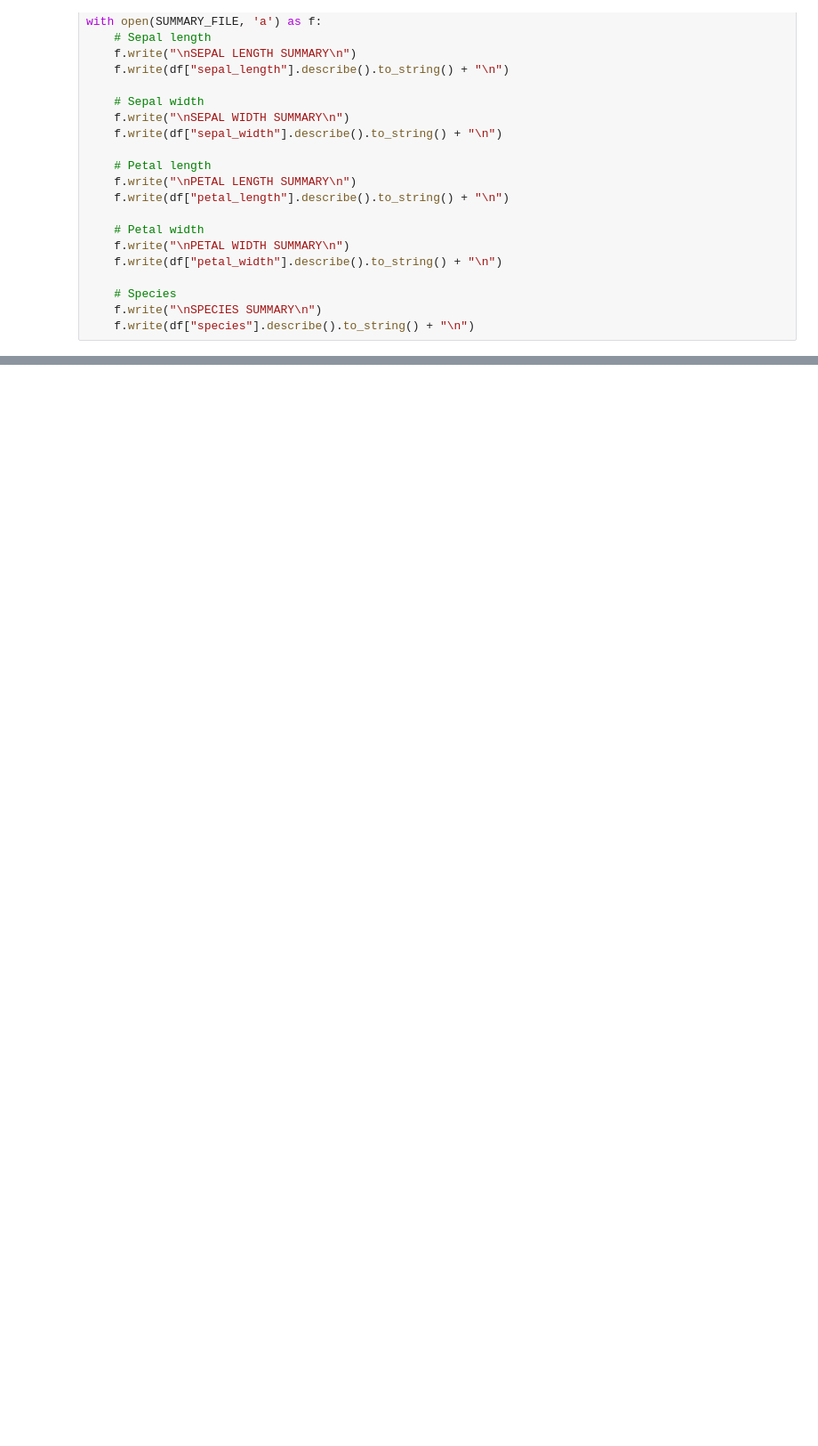
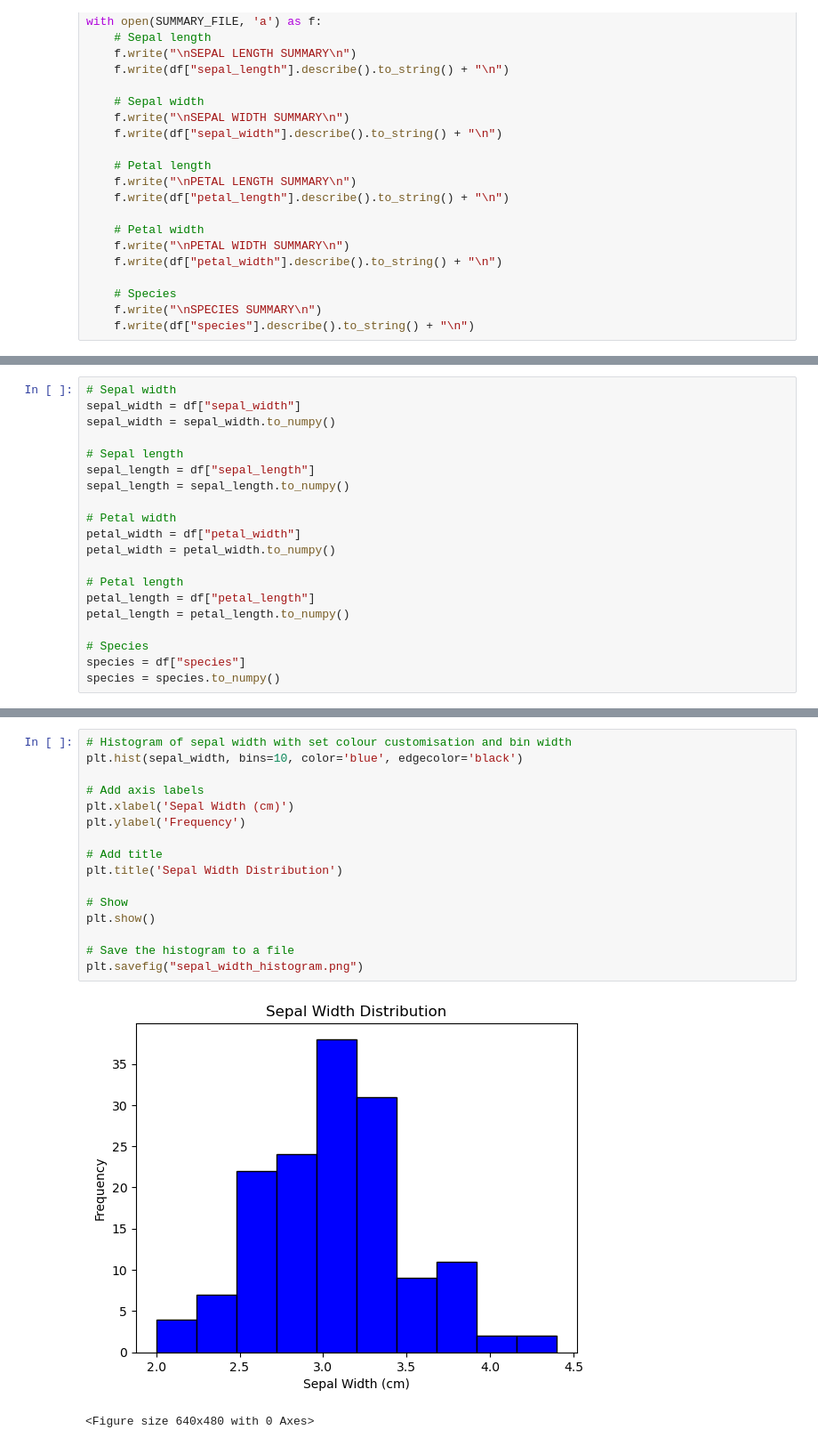
Before and after one commit to zoeharlowe/pands-project, a Jupyter notebook: iris.ipynb, the cells around one changed output, grey strips where cells are left out. Shown at 89% size. Saved outputs shown, nothing was run; the diff lists cells and outputs as text; blank space fills up the shorter version.

Commit message:
created histogram for each feature

```diff
--- a/iris.ipynb
+++ b/iris.ipynb
@@ -174,0 +180,20 @@ with open(SUMMARY_FILE, 'a') as f:
+# %%
+# Sepal width
+sepal_width = df["sepal_width"]
+sepal_width = sepal_width.to_numpy()
+
+# Sepal length
+sepal_length = df["sepal_length"]
+sepal_length = sepal_length.to_numpy()
+
+# Petal width
+petal_width = df["petal_width"]
+petal_width = petal_width.to_numpy()
+
+# Petal length
+petal_length = df["petal_length"]
+petal_length = petal_length.to_numpy()
+
+# Species
+species = df["species"]
+species = species.to_numpy()
@@ -174,0 +208,19 @@ with open(SUMMARY_FILE, 'a') as f:
+# %%
+# Histogram of sepal width with set colour customisation and bin width
+plt.hist(sepal_width, bins=10, color='blue', edgecolor='black')
+
+# Add axis labels
+plt.xlabel('Sepal Width (cm)')
+plt.ylabel('Frequency')
+
+# Add title
+plt.title('Sepal Width Distribution')
+
+# Show
+plt.show()
+
+# Save the histogram to a file
+plt.savefig("sepal_width_histogram.png")
+# %% [output]
+[figure, added]
+<Figure size 640x480 with 0 Axes>
```
Also changed, not shown: parts of 11 cells of this notebook, 4 other files.
